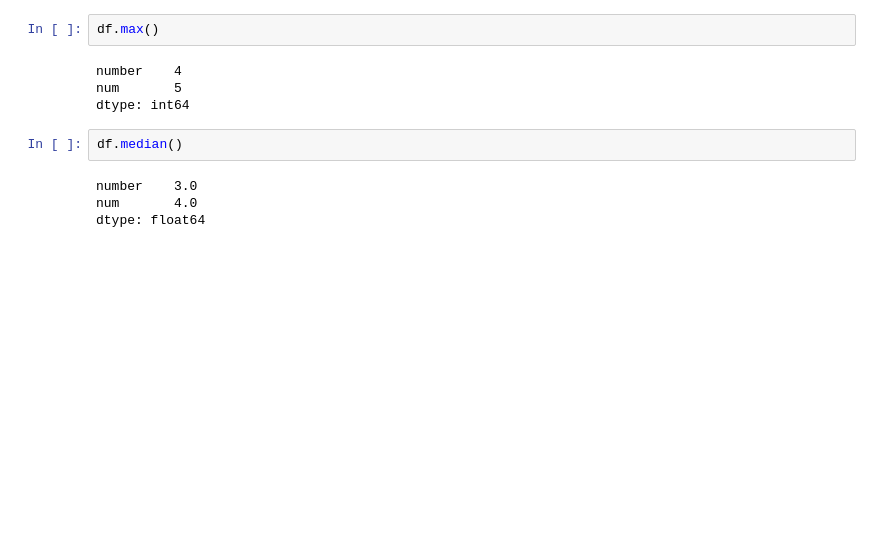
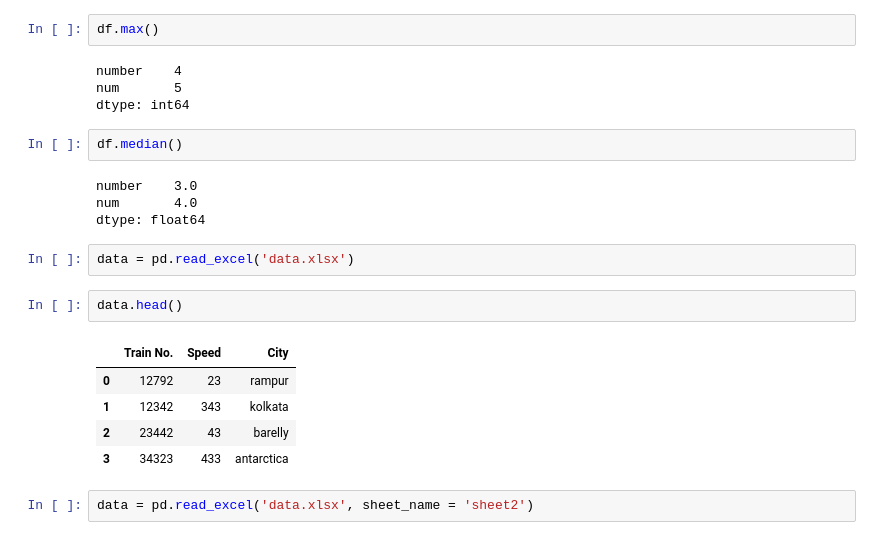
Before and after one commit to georgepr0xy/Pandas, a Jupyter notebook: pads.ipynb, the cells around one changed output. Drawn from its saved outputs; the diff is of its cells as text; blank space fills up the shorter version.

Commit message:
dataframe,etc

```diff
--- a/pads.ipynb
+++ b/pads.ipynb
@@ -657,3 +657,15 @@ df.median()
 number    3.0
 num       4.0
 dtype: float64
+# %%
+data = pd.read_excel('data.xlsx')
+# %%
+data.head()
+# %% [output]
+|  | Train No. | Speed | City |
+| 0 | 12792 | 23 | rampur |
+| 1 | 12342 | 343 | kolkata |
+| 2 | 23442 | 43 | barelly |
+| 3 | 34323 | 433 | antarctica |
+# %%
+data = pd.read_excel('data.xlsx', sheet_name = 'sheet2')
```
Also changed, not shown: parts of 3 cells of this notebook, 1 other file.
